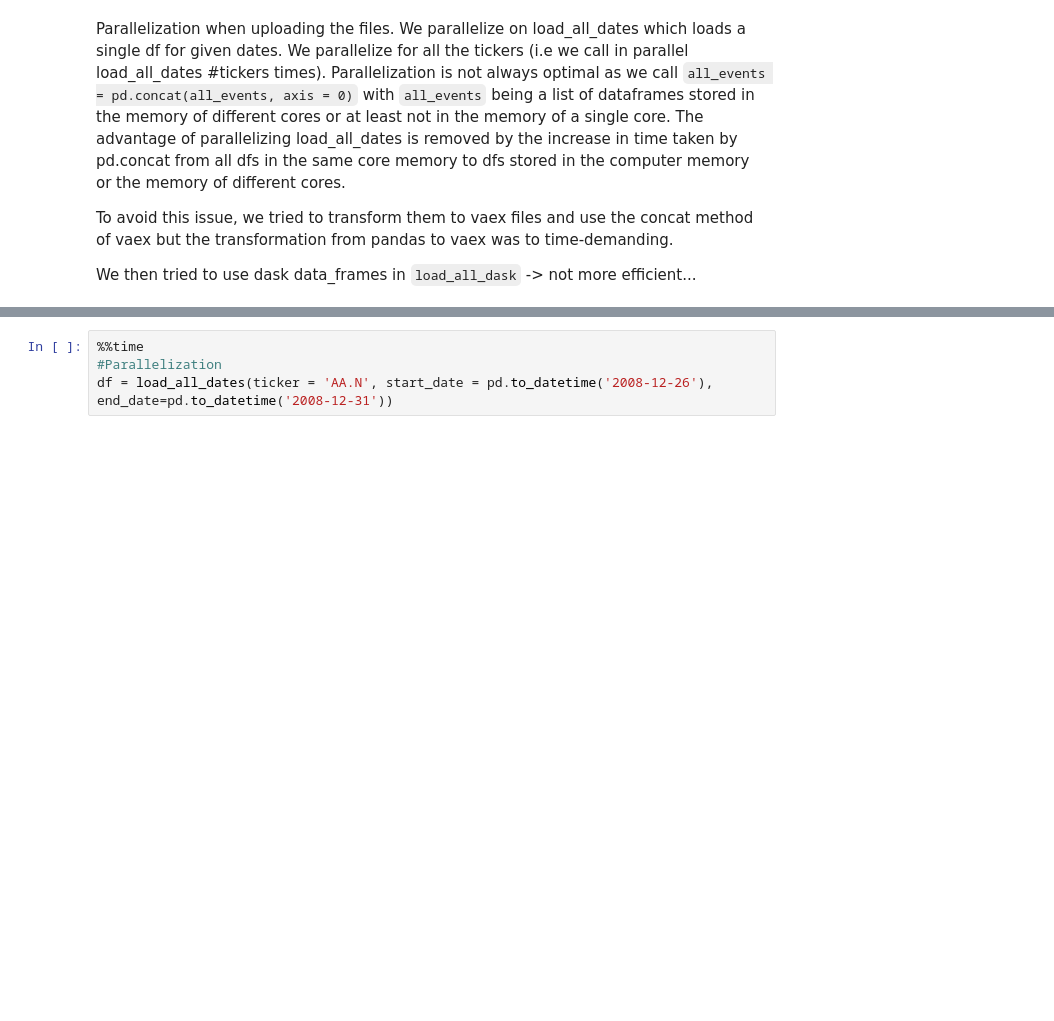
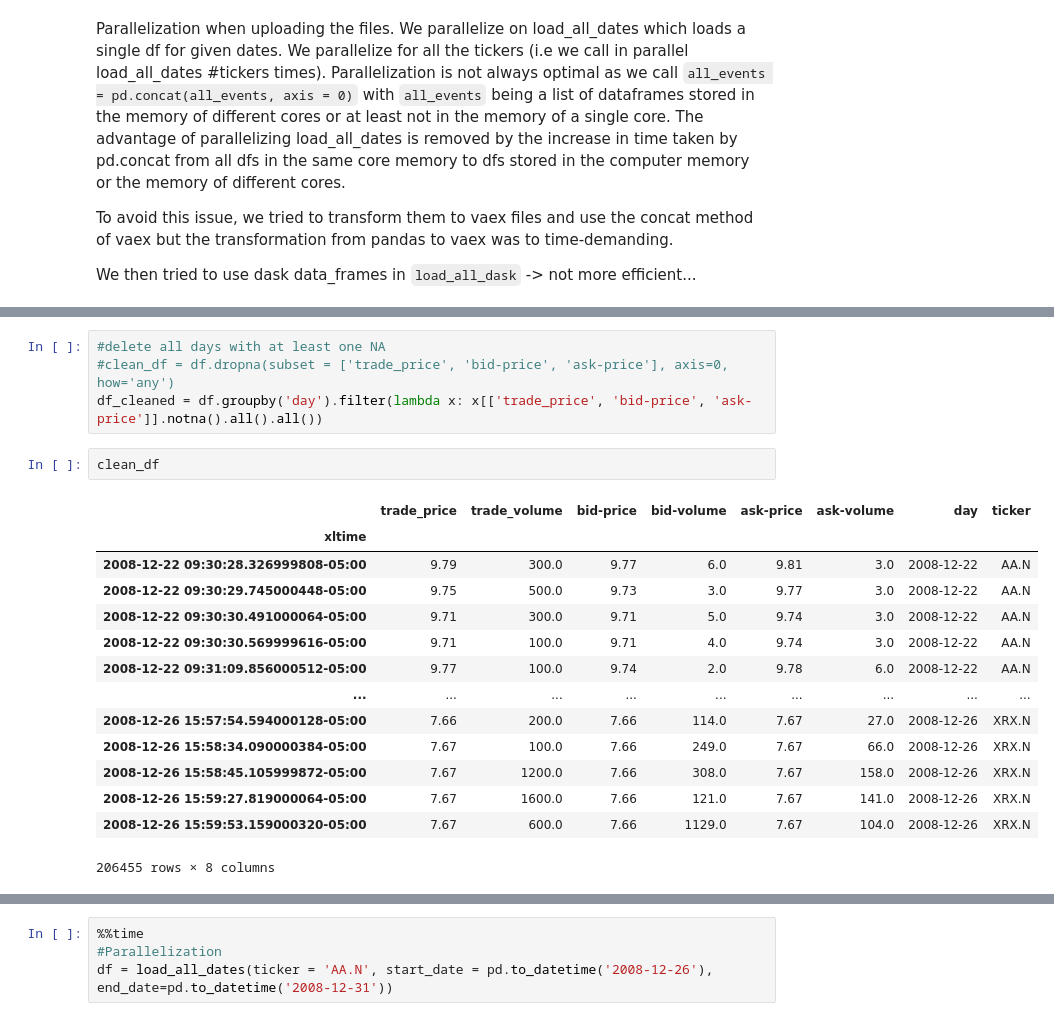
Before and after one commit to chgendreau/market-states-trading-strategy, a Jupyter notebook: charles_test.ipynb, the cells around one changed output, grey strips where cells are left out. Drawn from its saved outputs; the diff is of its cells as text; blank space fills up the shorter version.

```diff
--- a/charles_test.ipynb
+++ b/charles_test.ipynb
@@ -24,0 +112,21 @@ Wall time: 20.4 s
+# %%
+#delete all days with at least one NA
+#clean_df = df.dropna(subset = ['trade_price', 'bid-price', 'ask-price'], axis=0, how='any')
+df_cleaned = df.groupby('day').filter(lambda x: x[['trade_price', 'bid-price', 'ask-price']].notna().all().all())
+# %%
+clean_df
+# %% [output]
+|  | trade_price | trade_volume | bid-price | bid-volume | ask-price | ask-volume | day | ticker |
+| xltime |  |  |  |  |  |  |  |  |
+| 2008-12-22 09:30:28.326999808-05:00 | 9.79 | 300.0 | 9.77 | 6.0 | 9.81 | 3.0 | 2008-12-22 | AA.N |
+| 2008-12-22 09:30:29.745000448-05:00 | 9.75 | 500.0 | 9.73 | 3.0 | 9.77 | 3.0 | 2008-12-22 | AA.N |
+| 2008-12-22 09:30:30.491000064-05:00 | 9.71 | 300.0 | 9.71 | 5.0 | 9.74 | 3.0 | 2008-12-22 | AA.N |
+| 2008-12-22 09:30:30.569999616-05:00 | 9.71 | 100.0 | 9.71 | 4.0 | 9.74 | 3.0 | 2008-12-22 | AA.N |
+| 2008-12-22 09:31:09.856000512-05:00 | 9.77 | 100.0 | 9.74 | 2.0 | 9.78 | 6.0 | 2008-12-22 | AA.N |
+| ... | ... | ... | ... | ... | ... | ... | ... | ... |
+| 2008-12-26 15:57:54.594000128-05:00 | 7.66 | 200.0 | 7.66 | 114.0 | 7.67 | 27.0 | 2008-12-26 | XRX.N |
+| 2008-12-26 15:58:34.090000384-05:00 | 7.67 | 100.0 | 7.66 | 249.0 | 7.67 | 66.0 | 2008-12-26 | XRX.N |
+| 2008-12-26 15:58:45.105999872-05:00 | 7.67 | 1200.0 | 7.66 | 308.0 | 7.67 | 158.0 | 2008-12-26 | XRX.N |
+| 2008-12-26 15:59:27.819000064-05:00 | 7.67 | 1600.0 | 7.66 | 121.0 | 7.67 | 141.0 | 2008-12-26 | XRX.N |
+| 2008-12-26 15:59:53.159000320-05:00 | 7.67 | 600.0 | 7.66 | 1129.0 | 7.67 | 104.0 | 2008-12-26 | XRX.N |
+206455 rows × 8 columns
```
Also changed, not shown: parts of 15 cells of this notebook, 1 other file.
